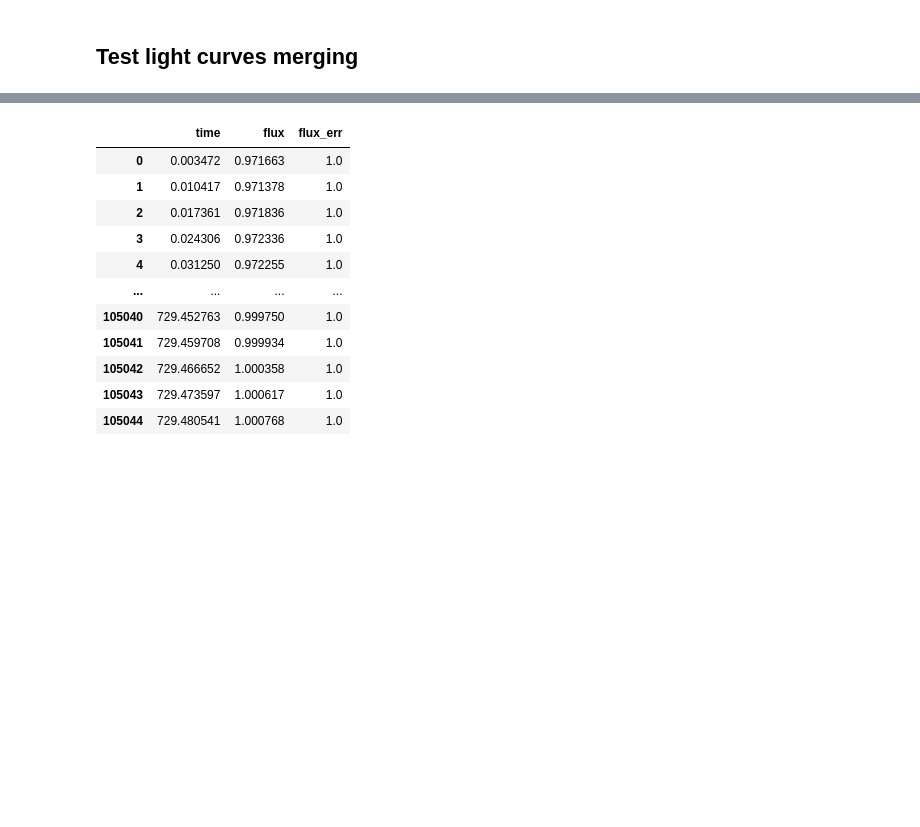
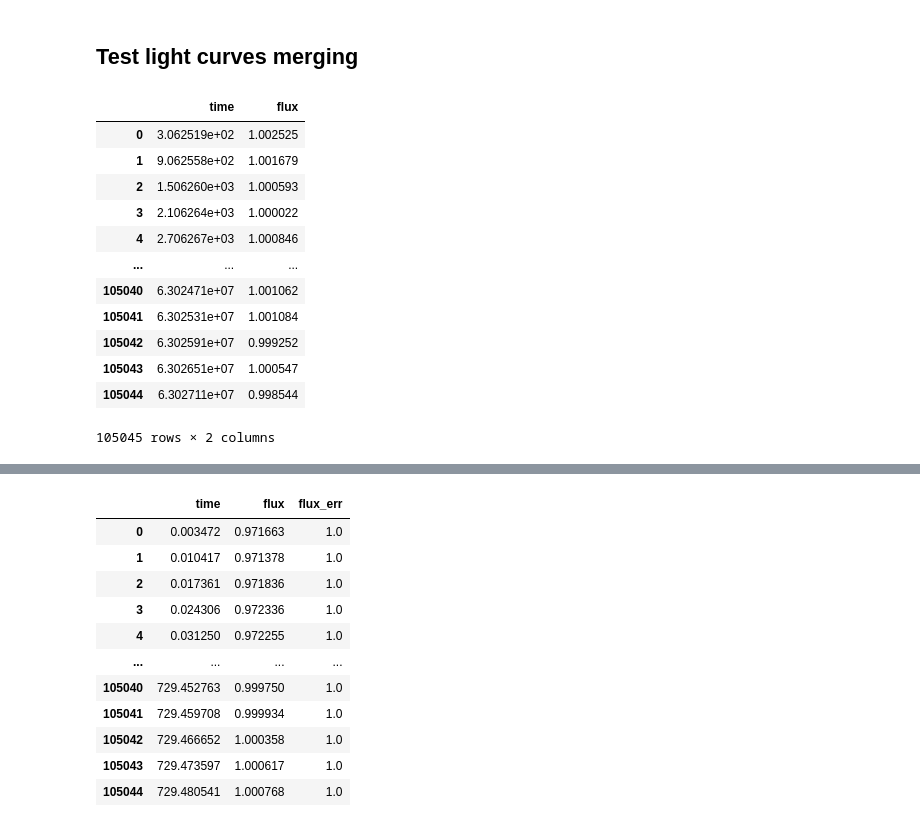
Before and after one commit to ivs-kuleuven/platosim3, a Jupyter notebook: docs/technicalnotes/MOCKA/Post-processing.ipynb, the cells around one changed output, grey strips where cells are left out. Cells and saved outputs as stored; diff of their text form; code cells hidden in the pictures; blank space fills up the shorter version.

```diff
--- a/docs/technicalnotes/MOCKA/Post-processing.ipynb
+++ b/docs/technicalnotes/MOCKA/Post-processing.ipynb
@@ -322,9 +323,25 @@ plt.plot(df.time, df.flux, '.', alpha=0.1)
 # %% [markdown]
 ## Test light curves merging
 # %%
-lcs = LightCurve(f'{path}/test_vsc/000000001', 'multi')
+lcs = LightCurve(f'{path}/test_vsc/output_affogato/000000001', 'multi')
 # %%
 lc = lcs.merge(flux_group_mean=True, binsize=600)
+# %%
+lc.data()
+# %% [output]
+|  | time | flux |
+| 0 | 3.062519e+02 | 1.002525 |
+| 1 | 9.062558e+02 | 1.001679 |
+| 2 | 1.506260e+03 | 1.000593 |
+| 3 | 2.106264e+03 | 1.000022 |
+| 4 | 2.706267e+03 | 1.000846 |
+| ... | ... | ... |
+| 105040 | 6.302471e+07 | 1.001062 |
+| 105041 | 6.302531e+07 | 1.001084 |
+| 105042 | 6.302591e+07 | 0.999252 |
+| 105043 | 6.302651e+07 | 1.000547 |
+| 105044 | 6.302711e+07 | 0.998544 |
+105045 rows × 2 columns
 # %%
 lc.plot(input_model=True, flux_unit='ppt', figsize=(9,5));
 # %% [output]
```
Also changed, not shown: parts of 16 cells of this notebook, 1 other file.
